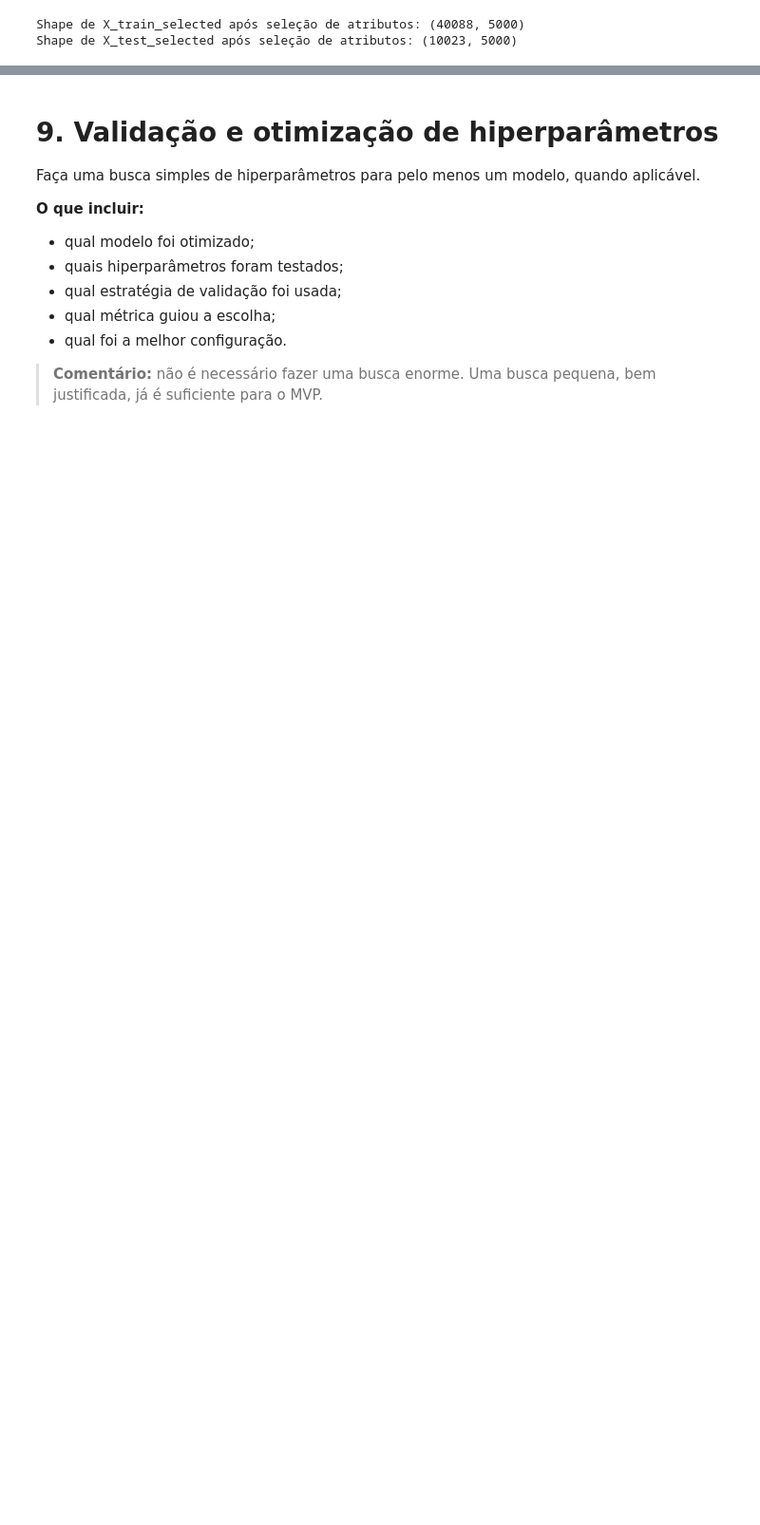
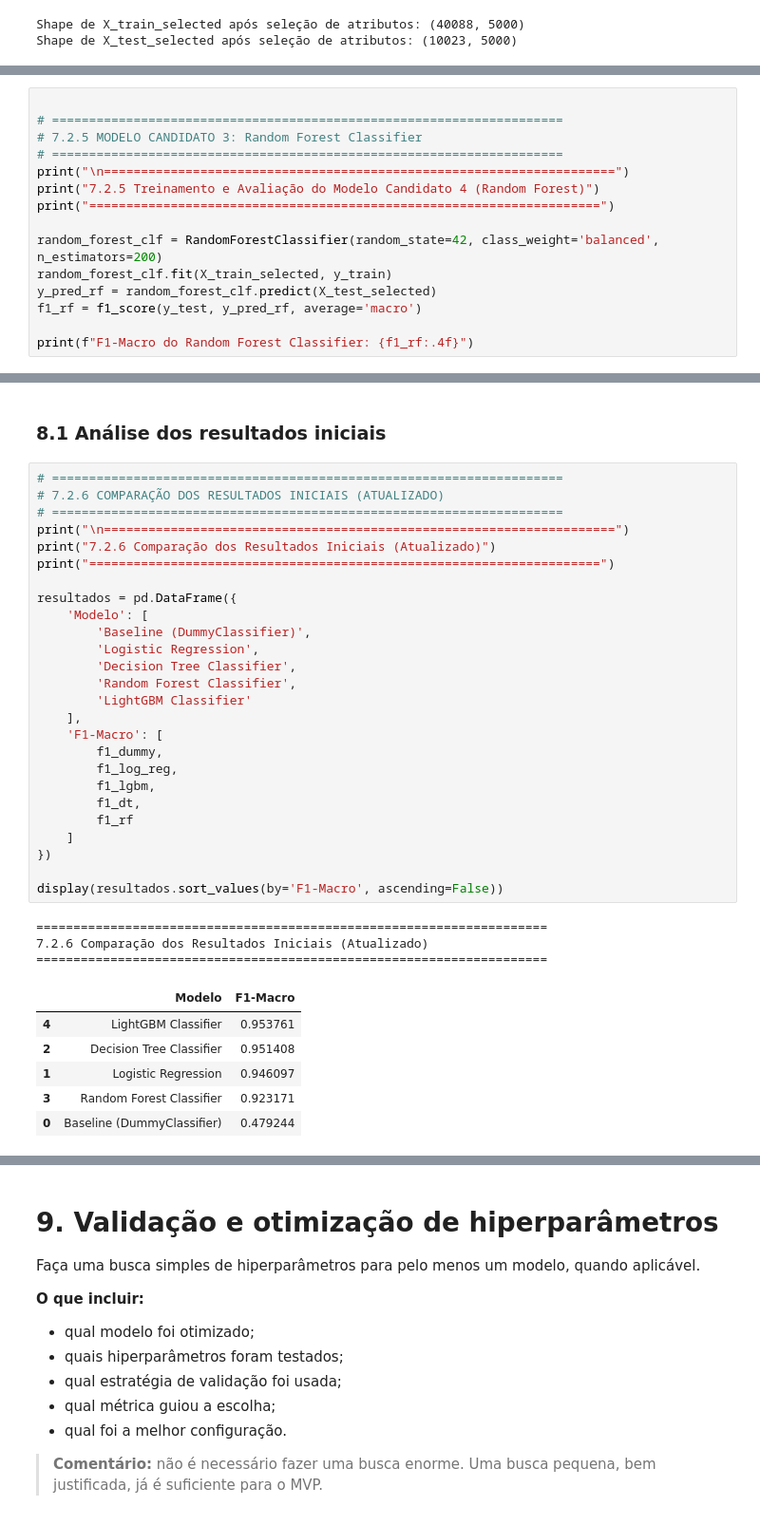
Before and after one commit to rafaeldebarros/MVP_machine_learning, a Jupyter notebook: MVP_ML_DL.ipynb, the cells around one changed output, grey strips where cells are left out. Shown at 95% size. Drawn from its saved outputs; the diff is of its cells as text; blank space fills up the shorter version.

```diff
--- a/MVP_ML_DL.ipynb
+++ b/MVP_ML_DL.ipynb
@@ -1441,0 +1508,15 @@ Interprete a tabela de resultados.
+# %%
+
+# =====================================================================
+# 7.2.5 MODELO CANDIDATO 3: Random Forest Classifier
+# =====================================================================
+print("\n=====================================================================")
+print("7.2.5 Treinamento e Avaliação do Modelo Candidato 4 (Random Forest)")
+print("=====================================================================")
+
+random_forest_clf = RandomForestClassifier(random_state=42, class_weight='balanced', n_estimators=200)
+random_forest_clf.fit(X_train_selected, y_train)
+y_pred_rf = random_forest_clf.predict(X_test_selected)
+f1_rf = f1_score(y_test, y_pred_rf, average='macro')
+
+print(f"F1-Macro do Random Forest Classifier: {f1_rf:.4f}")
@@ -1441,0 +1562,38 @@ Interprete a tabela de resultados.
+# %% [markdown]
+### 8.1 Análise dos resultados iniciais
+# %%
+# =====================================================================
+# 7.2.6 COMPARAÇÃO DOS RESULTADOS INICIAIS (ATUALIZADO)
+# =====================================================================
+print("\n=====================================================================")
+print("7.2.6 Comparação dos Resultados Iniciais (Atualizado)")
+print("=====================================================================")
+
+resultados = pd.DataFrame({
+    'Modelo': [
+        'Baseline (DummyClassifier)',
+        'Logistic Regression',
+        'Decision Tree Classifier',
+        'Random Forest Classifier',
+        'LightGBM Classifier'
+    ],
+    'F1-Macro': [
+        f1_dummy,
+        f1_log_reg,
+        f1_lgbm,
+        f1_dt,
+        f1_rf
+    ]
+})
+
+display(resultados.sort_values(by='F1-Macro', ascending=False))
+# %% [output]
+=====================================================================
+7.2.6 Comparação dos Resultados Iniciais (Atualizado)
+=====================================================================
+|  | Modelo | F1-Macro |
+| 4 | LightGBM Classifier | 0.953761 |
+| 2 | Decision Tree Classifier | 0.951408 |
+| 1 | Logistic Regression | 0.946097 |
+| 3 | Random Forest Classifier | 0.923171 |
+| 0 | Baseline (DummyClassifier) | 0.479244 |
```
Also changed, not shown: parts of 52 cells of this notebook.
